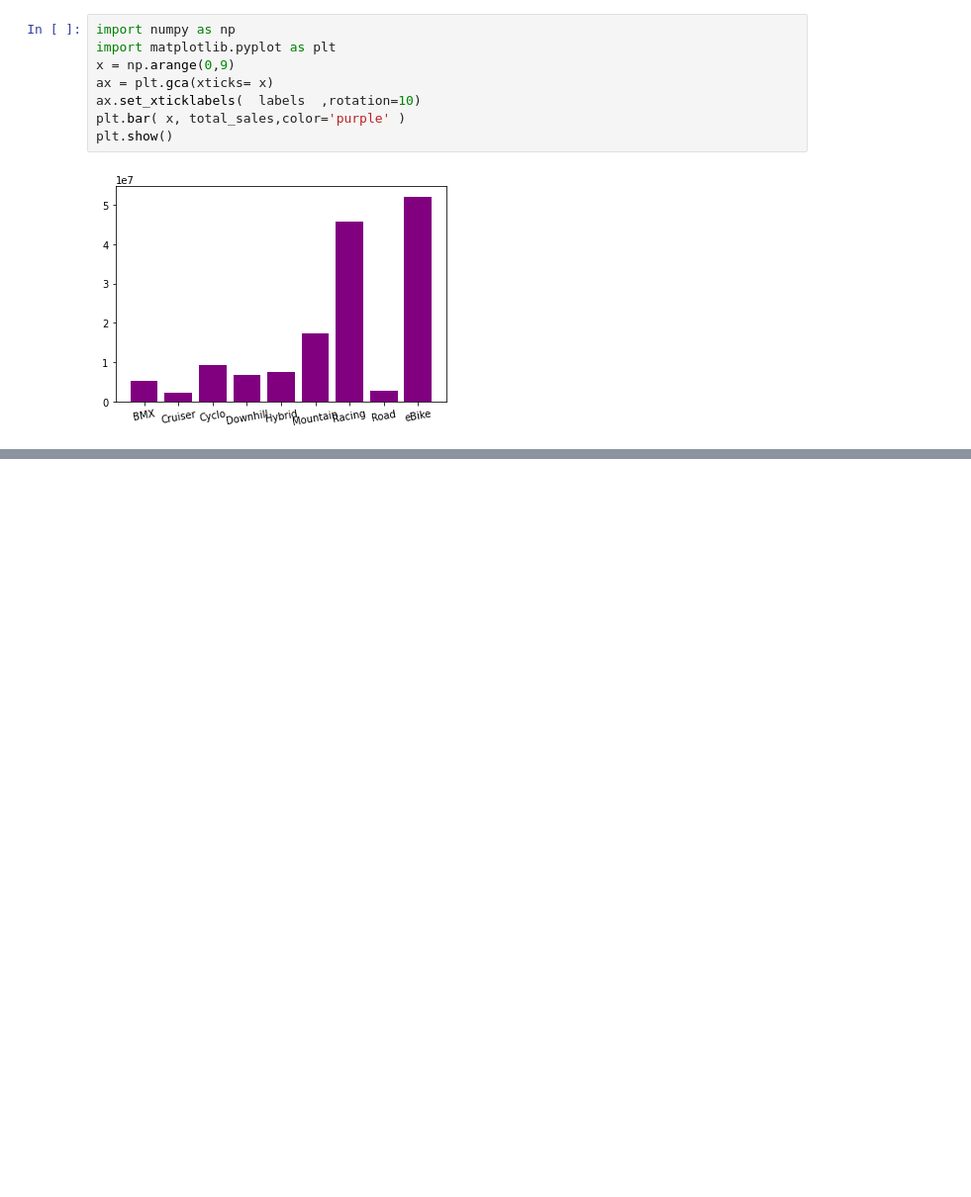
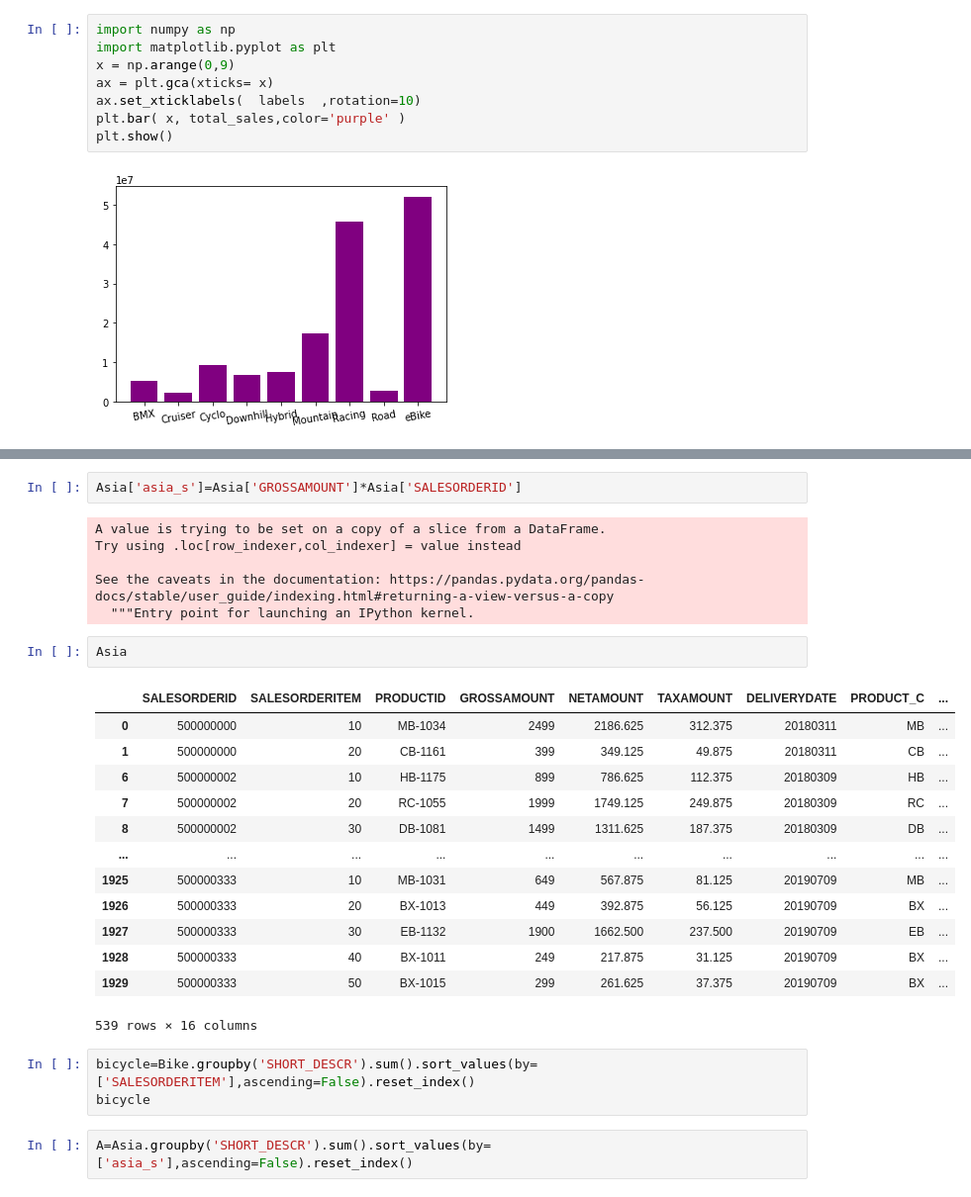
Before and after one commit to nicha0524/DPDM2021, a Jupyter notebook: Project.ipynb, the cells around one changed output, grey strips where cells are left out. Shown at 99% size. Drawn from its saved outputs; the diff is of its cells as text; blank space fills up the shorter version.

```diff
--- a/Project.ipynb
+++ b/Project.ipynb
@@ -788,0 +893,29 @@ plt.show()
+# %%
+Asia['asia_s']=Asia['GROSSAMOUNT']*Asia['SALESORDERID']
+# %% [output]
+A value is trying to be set on a copy of a slice from a DataFrame.
+Try using .loc[row_indexer,col_indexer] = value instead
+
+See the caveats in the documentation: https://pandas.pydata.org/pandas-docs/stable/user_guide/indexing.html#returning-a-view-versus-a-copy
+  """Entry point for launching an IPython kernel.
+# %%
+Asia
+# %% [output]
+|  | SALESORDERID | SALESORDERITEM | PRODUCTID | GROSSAMOUNT | NETAMOUNT | TAXAMOUNT | DELIVERYDATE | PRODUCT_C | ... |
+| 0 | 500000000 | 10 | MB-1034 | 2499 | 2186.625 | 312.375 | 20180311 | MB | ... |
+| 1 | 500000000 | 20 | CB-1161 | 399 | 349.125 | 49.875 | 20180311 | CB | ... |
+| 6 | 500000002 | 10 | HB-1175 | 899 | 786.625 | 112.375 | 20180309 | HB | ... |
+| 7 | 500000002 | 20 | RC-1055 | 1999 | 1749.125 | 249.875 | 20180309 | RC | ... |
+| 8 | 500000002 | 30 | DB-1081 | 1499 | 1311.625 | 187.375 | 20180309 | DB | ... |
+| ... | ... | ... | ... | ... | ... | ... | ... | ... | ... |
+| 1925 | 500000333 | 10 | MB-1031 | 649 | 567.875 | 81.125 | 20190709 | MB | ... |
+| 1926 | 500000333 | 20 | BX-1013 | 449 | 392.875 | 56.125 | 20190709 | BX | ... |
+| 1927 | 500000333 | 30 | EB-1132 | 1900 | 1662.500 | 237.500 | 20190709 | EB | ... |
+| 1928 | 500000333 | 40 | BX-1011 | 249 | 217.875 | 31.125 | 20190709 | BX | ... |
+| 1929 | 500000333 | 50 | BX-1015 | 299 | 261.625 | 37.375 | 20190709 | BX | ... |
+539 rows × 16 columns
+# %%
+bicycle=Bike.groupby('SHORT_DESCR').sum().sort_values(by=['SALESORDERITEM'],ascending=False).reset_index()
+bicycle
+# %%
+A=Asia.groupby('SHORT_DESCR').sum().sort_values(by=['asia_s'],ascending=False).reset_index()
```
Also changed, not shown: parts of 11 cells of this notebook.
